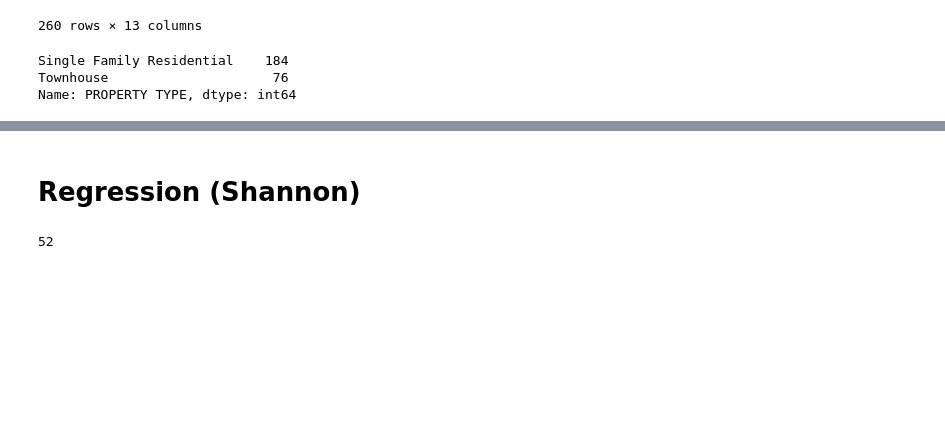
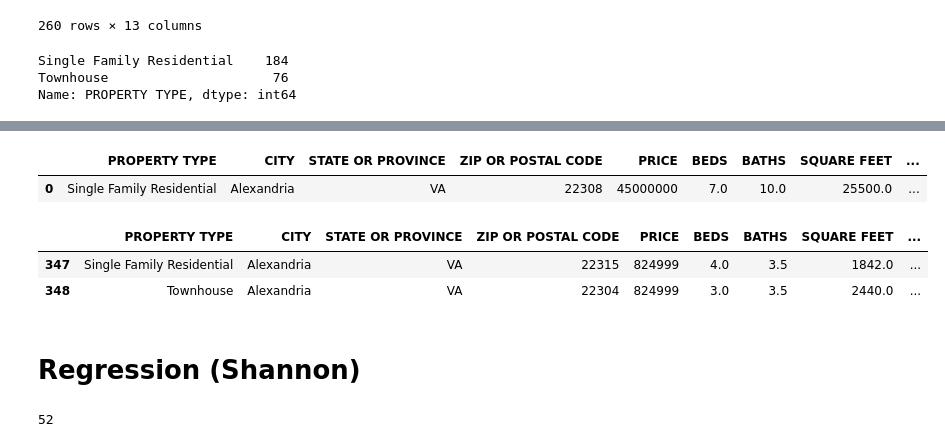
Before and after one commit to Johnle3/MLHousingPrices, a Jupyter notebook: Main_shannon.ipynb, the cells around one changed output, grey strips where cells are left out. Drawn from its saved outputs; the diff is of its cells as text; code cells hidden in the pictures; blank space fills up the shorter version.

```diff
--- a/Main_shannon.ipynb
+++ b/Main_shannon.ipynb
@@ -82,0 +105,13 @@ KeyError: 'ZIP CODE OR POSTAL CODE'
+# %%
+# Most expensive house
+houses[houses['PRICE'] == houses['PRICE'].max()]
+# %% [output]
+|  | PROPERTY TYPE | CITY | STATE OR PROVINCE | ZIP OR POSTAL CODE | PRICE | BEDS | BATHS | SQUARE FEET | ... |
+| 0 | Single Family Residential | Alexandria | VA | 22308 | 45000000 | 7.0 | 10.0 | 25500.0 | ... |
+# %%
+# Most affordable houses
+houses[houses['PRICE'] == houses['PRICE'].min()]
+# %% [output]
+|  | PROPERTY TYPE | CITY | STATE OR PROVINCE | ZIP OR POSTAL CODE | PRICE | BEDS | BATHS | SQUARE FEET | ... |
+| 347 | Single Family Residential | Alexandria | VA | 22315 | 824999 | 4.0 | 3.5 | 1842.0 | ... |
+| 348 | Townhouse | Alexandria | VA | 22304 | 824999 | 3.0 | 3.5 | 2440.0 | ... |
```
Also changed, not shown: parts of 7 cells of this notebook.
